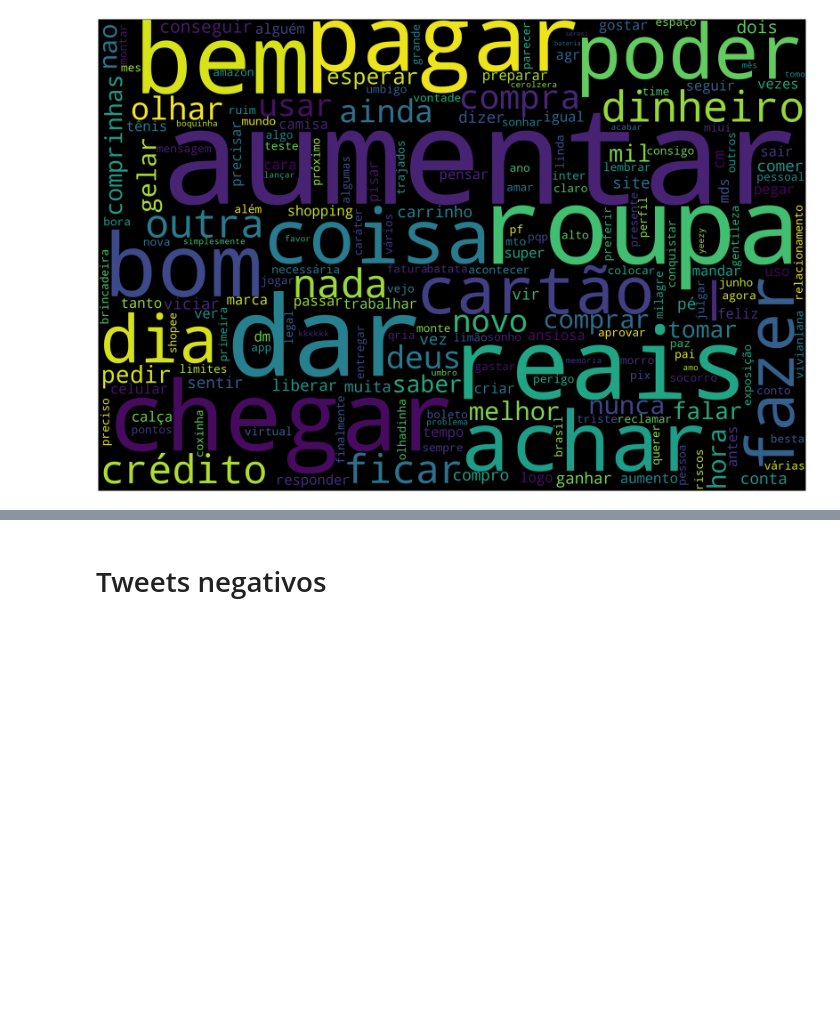
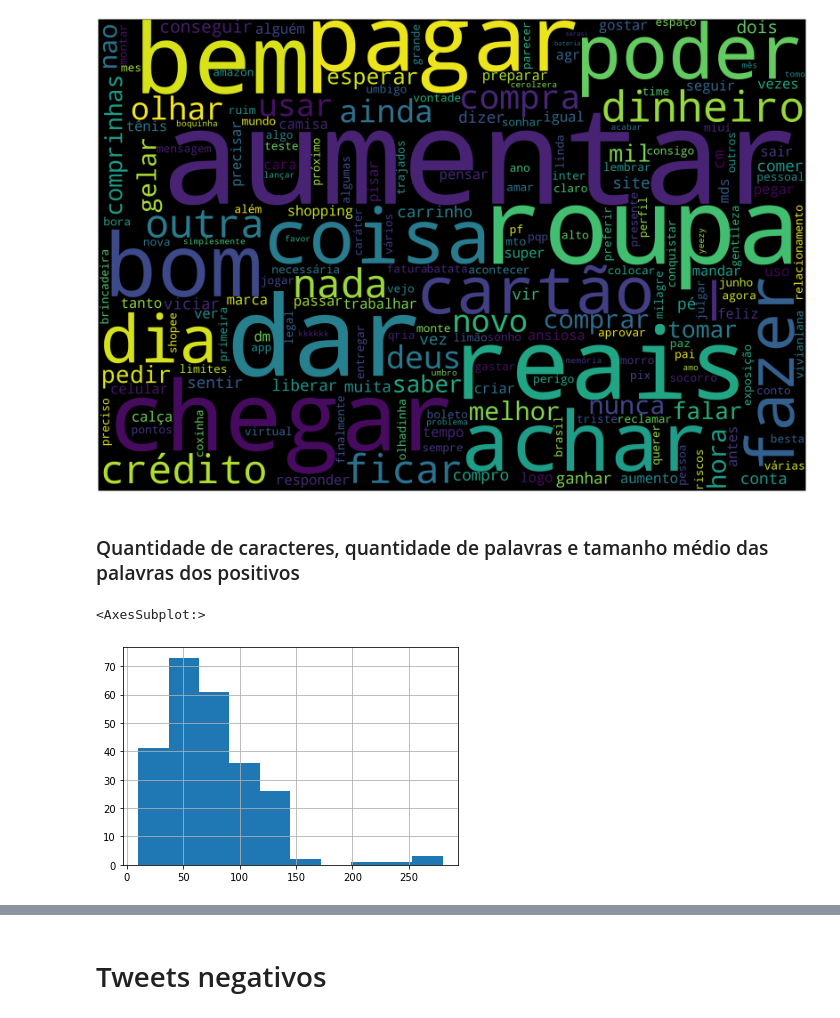
Before and after one commit to empatwi/exploratory-analysis, a Jupyter notebook: preprocessing.ipynb, the cells around one changed output, grey strips where cells are left out. Drawn from its saved outputs; the diff is of its cells as text; code cells hidden in the pictures; blank space fills up the shorter version.

Commit message:
Gráficos de quantidade de palavras, quantidade de caracteres

```diff
--- a/preprocessing.ipynb
+++ b/preprocessing.ipynb
@@ -214,7 +214,20 @@ from wordcloud import WordCloud
 def plot_cloud(wordcloud):
     plt.figure(figsize=(40, 30))
     plt.imshow(wordcloud)
-    plt.axis("off");
+    plt.axis("off")
+
+def plot_tweet_avg_lenght(df):
+    return df['tweet_content'].str.len().hist()
+
+def plot_word_number_histogram(text):
+    text.str.split().\
+        map(lambda x: len(x)).\
+        hist()
+
+def plot_average_word_lenght(text):
+    text.str.split().\
+        apply(lambda x : [len(i) for i in x]). \
+        map(lambda x: np.mean(x)).hist()
 # %% [markdown]
 # Tweets positivos
 # %%
@@ -232,3 +245,10 @@ wordcloud_pos.to_file("img/pos_wordcloud.png")
 # %% [output]
 <wordcloud.wordcloud.WordCloud at 0x...>
 [figure]
+# %% [markdown]
+### Quantidade de caracteres, quantidade de palavras e tamanho médio das palavras dos positivos
+# %%
+plot_tweet_avg_lenght(df_positive)
+# %% [output]
+<AxesSubplot:>
+[figure, added]
```
Also changed, not shown: parts of 6 cells of this notebook.
